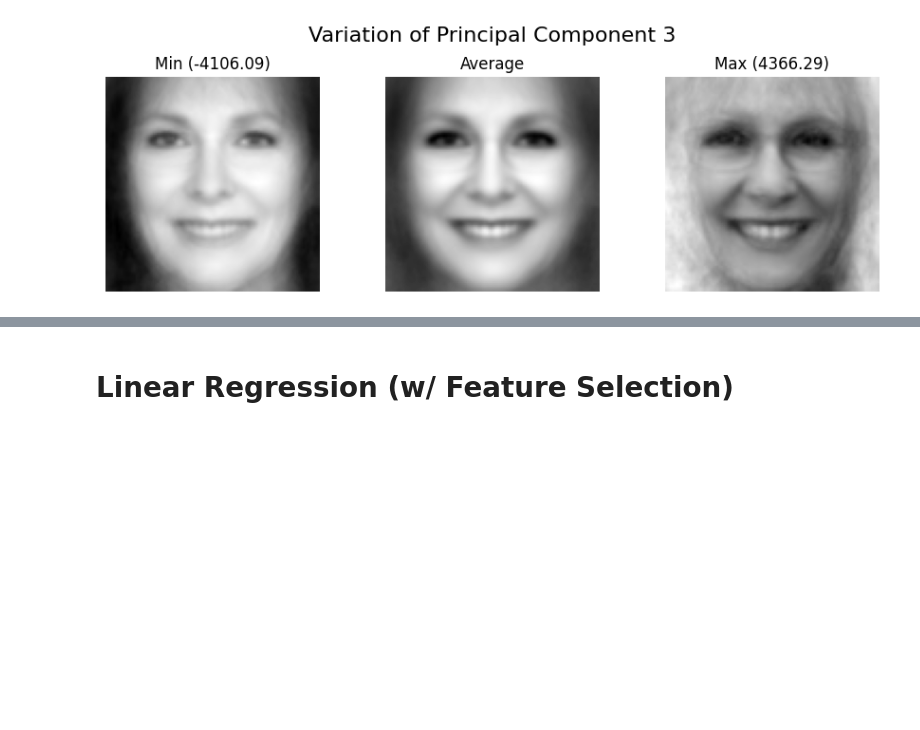
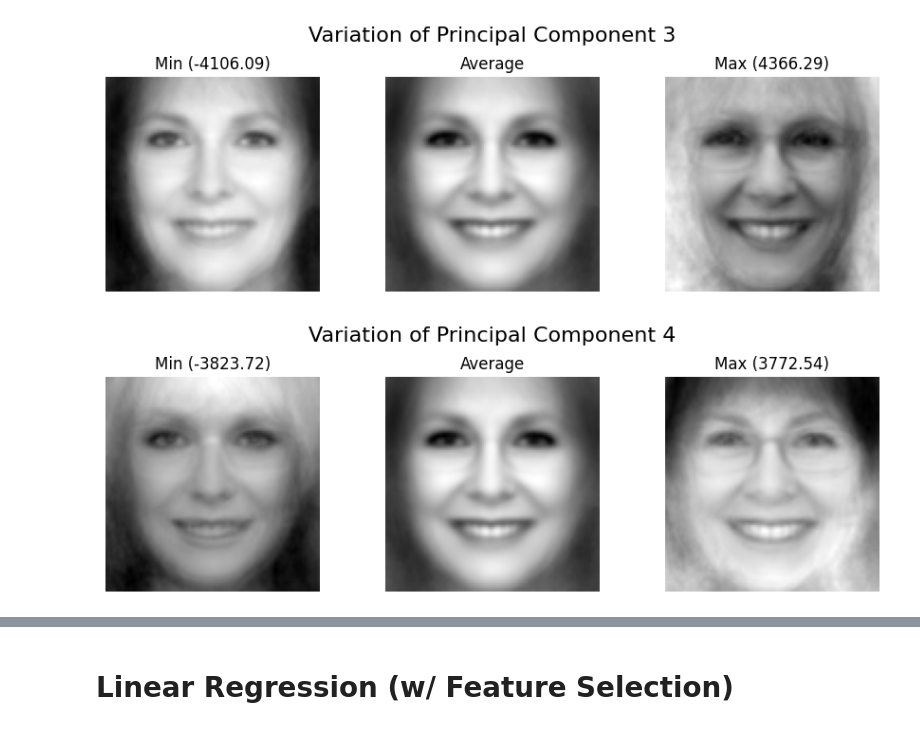
Before and after one commit to s243933/Kareninator, a Jupyter notebook: analyze_ratings.ipynb, the cells around one changed output, grey strips where cells are left out. Cells and saved outputs as stored; diff of their text form; code cells hidden in the pictures; blank space fills up the shorter version.

```diff
--- a/analyze_ratings.ipynb
+++ b/analyze_ratings.ipynb
@@ -158,3 +178,7 @@ show_variation(1)  # Show variation for the second principal component
 show_variation(2)  # Show variation for the third principal component
 # %% [output]
 [figure]
+# %%
+show_variation(3)
+# %% [output]
+[figure, added]
```
Also changed, not shown: parts of 7 cells of this notebook, 5 other files.
